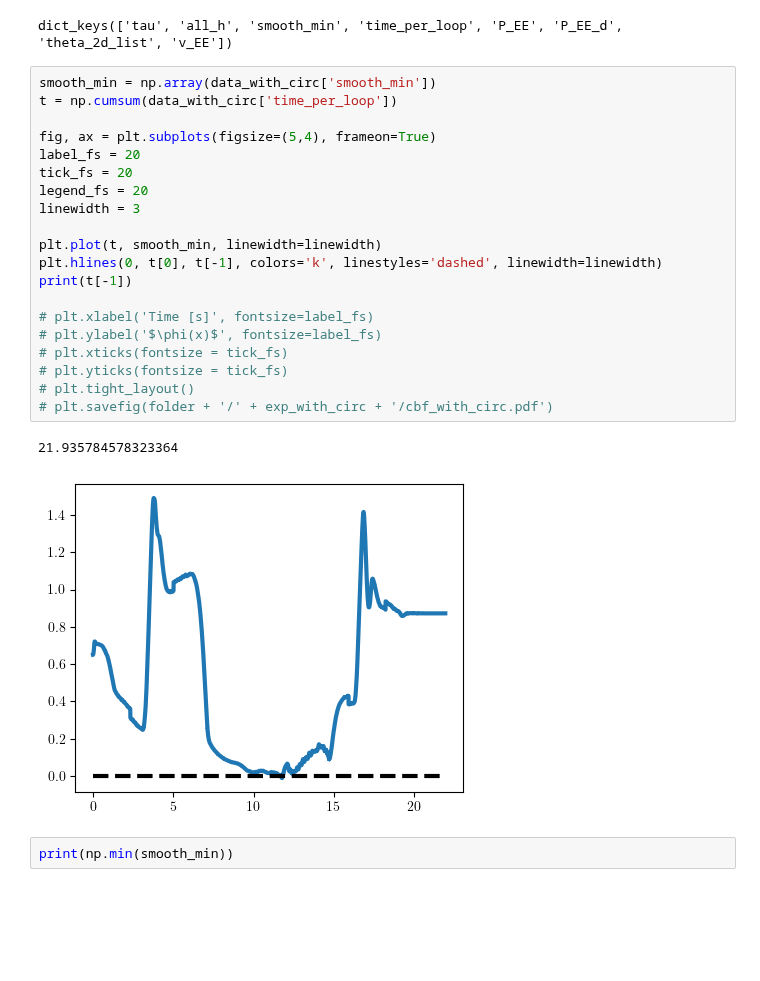
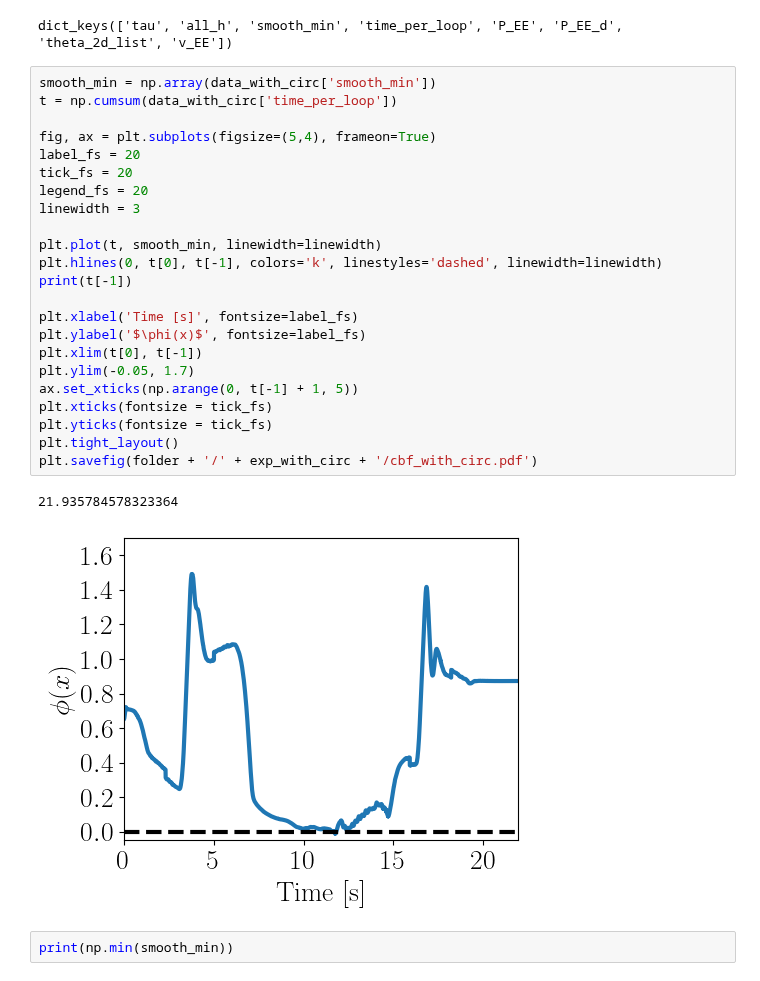
Before and after one commit to shiqingw/HOCBF-FR3-Experiments, a Jupyter notebook: exp2_visualization.ipynb, the cells around one changed output. Drawn from its saved outputs; the diff is of its cells as text; blank space fills up the shorter version.

```diff
--- a/exp2_visualization.ipynb
+++ b/exp2_visualization.ipynb
@@ -82,26 +86,29 @@ dict_keys(['tau', 'all_h', 'smooth_min', 'time_per_loop', 'P_EE', 'P_EE_d', 'the
 # %%
 smooth_min = np.array(data_with_circ['smooth_min'])
 t = np.cumsum(data_with_circ['time_per_loop'])
 
 fig, ax = plt.subplots(figsize=(5,4), frameon=True)
 label_fs = 20
 tick_fs = 20
 legend_fs = 20
 linewidth = 3
 
 plt.plot(t, smooth_min, linewidth=linewidth)
 plt.hlines(0, t[0], t[-1], colors='k', linestyles='dashed', linewidth=linewidth)
 print(t[-1])
 
-# plt.xlabel('Time [s]', fontsize=label_fs)
-# plt.ylabel('$\phi(x)$', fontsize=label_fs)
-# plt.xticks(fontsize = tick_fs)
-# plt.yticks(fontsize = tick_fs)
-# plt.tight_layout()
-# plt.savefig(folder + '/' + exp_with_circ + '/cbf_with_circ.pdf')
+plt.xlabel('Time [s]', fontsize=label_fs)
+plt.ylabel('$\phi(x)$', fontsize=label_fs)
+plt.xlim(t[0], t[-1])
+plt.ylim(-0.05, 1.7)
+ax.set_xticks(np.arange(0, t[-1] + 1, 5))
+plt.xticks(fontsize = tick_fs)
+plt.yticks(fontsize = tick_fs)
+plt.tight_layout()
+plt.savefig(folder + '/' + exp_with_circ + '/cbf_with_circ.pdf')
 # %% [output]
 21.935784578323364
-[figure, old version]
+[figure, new version]
 # %%
 print(np.min(smooth_min))
 # %% [output]
```
Also changed, not shown: parts of 1 cell of this notebook, 5 other files.
